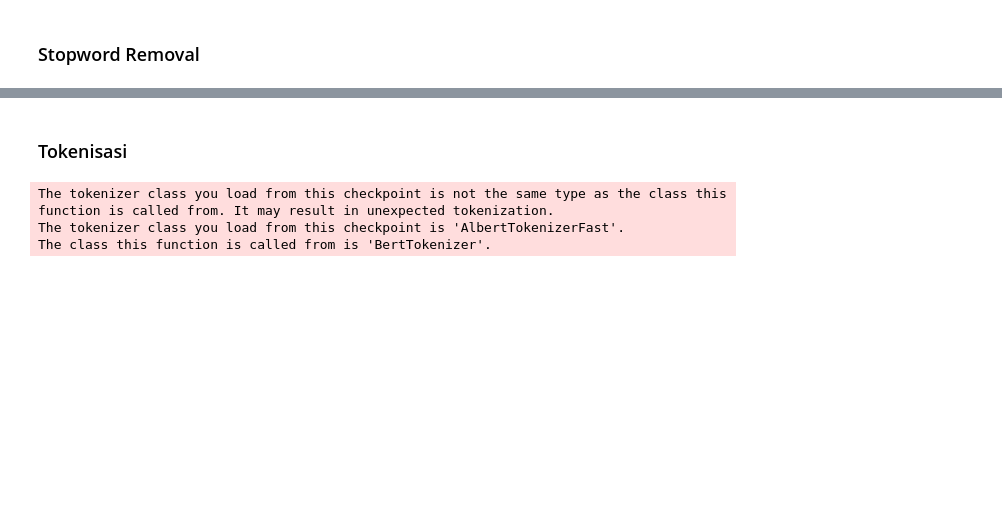
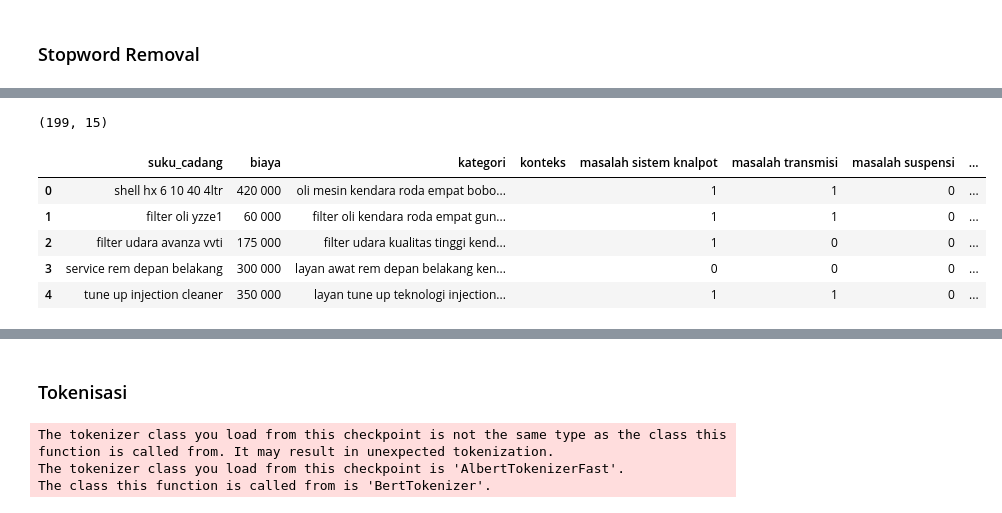
Before and after one commit to AkhdanFirdaus/bmn-model, a Jupyter notebook: final_ta_klasifikasi_teks_bert_keras.ipynb, the cells around one changed output, grey strips where cells are left out. Drawn from its saved outputs; the diff is of its cells as text; code cells hidden in the pictures; blank space fills up the shorter version.

```diff
--- a/final_ta_klasifikasi_teks_bert_keras.ipynb
+++ b/final_ta_klasifikasi_teks_bert_keras.ipynb
@@ -203,0 +444,13 @@ mesin kendara dengar berisik tidak stabil guna
+# %%
+dataset_1_labeled.shape
+# %% [output]
+(199, 15)
+# %%
+dataset_1_labeled.head()
+# %% [output]
+|  | suku_cadang | biaya | kategori | konteks | masalah sistem knalpot | masalah transmisi | masalah suspensi | ... |
+| 0 | shell hx 6 10 40 4ltr | 420 000 | oli mesin kendara roda empat bobo... |  | 1 | 1 | 0 | ... |
+| 1 | filter oli yzze1 | 60 000 | filter oli kendara roda empat gun... |  | 1 | 1 | 0 | ... |
+| 2 | filter udara avanza vvti | 175 000 | filter udara kualitas tinggi kend... |  | 1 | 0 | 0 | ... |
+| 3 | service rem depan belakang | 300 000 | layan awat rem depan belakang ken... |  | 0 | 0 | 0 | ... |
+| 4 | tune up injection cleaner | 350 000 | layan tune up teknologi injection... |  | 1 | 1 | 0 | ... |
```
Also changed, not shown: parts of 133 cells of this notebook.
